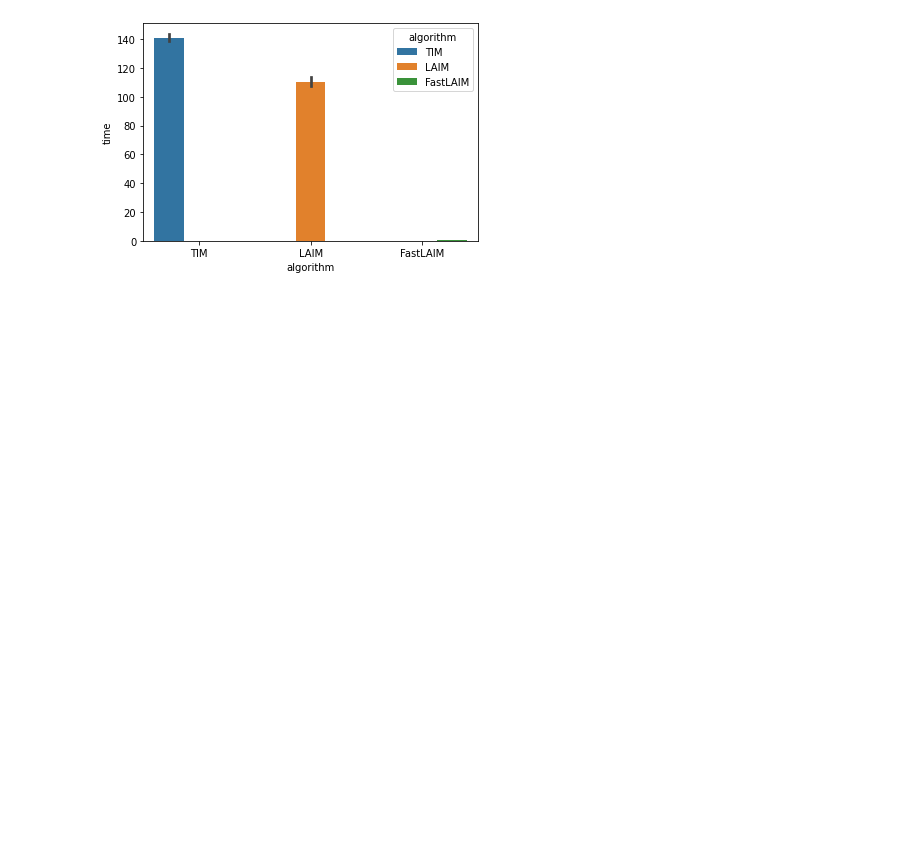
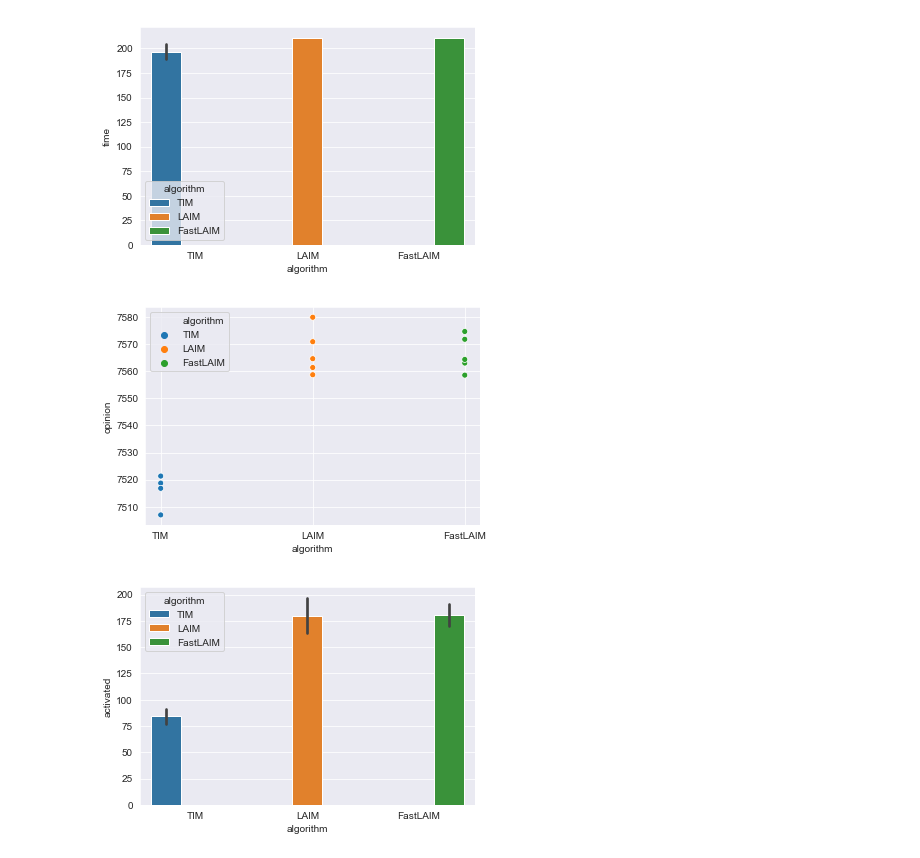
Before and after one commit to nathaniel-hudson/BIC-Diffusion, a Jupyter notebook: src/AlgorithmRuntime.ipynb, the cells around one changed output. Drawn from its saved outputs; the diff is of its cells as text; code cells hidden in the pictures; blank space fills up the shorter version.

```diff
--- a/src/AlgorithmRuntime.ipynb
+++ b/src/AlgorithmRuntime.ipynb
@@ -12,36 +15,57 @@ from Diffusion.Model import *
 # %%
 n_seeds = 50
-n_trials = 10
+n_trials = 5
+t_horizon = 50
 graph = nx.gnm_random_graph(15000, 31000, directed=False) # Approximates the NETHEPT topology.
 ffm = {node: {factor: random.random() for factor in "OCEAN"} for node in graph.nodes()}
 opinion = [random.random() for node in graph.nodes()]
 model = BIC(graph, ffm, opinion)
-data = { "algorithm": [], "time": []}
+data = { "algorithm": [], "opinion": [], "activated": [], "visited": [], "time": []}
 # %%
-for i in range(n_trials):
+for i in tqdm(range(n_trials)):
     start = time.time()
     seed_set = TIM_solution(model, n_seeds)
     TIM_time = time.time() - start
+    model.prepare()
+    opinion, activated_set, visited_set = model.simulate(seed_set, t_horizon)
     data["algorithm"].append("TIM")
+    data["opinion"].append(opinion)
+    data["activated"].append(len(activated_set))
+    data["visited"].append(len(visited_set))
     data["time"].append(TIM_time)
 # %%
-for i in range(n_trials):
+for i in tqdm(range(n_trials)):
     start = time.time()
     seed_set = LAIM_solution(model, n_seeds)
     LAIM_time = time.time() - start
+    model.prepare()
+    opinion, activated_set, visited_set = model.simulate(seed_set, t_horizon)
     data["algorithm"].append("LAIM")
+    data["opinion"].append(opinion)
+    data["activated"].append(len(activated_set))
+    data["visited"].append(len(visited_set))
     data["time"].append(LAIM_time)
 # %%
-
-for i in range(n_trials):
+for i in tqdm(range(n_trials)):
     start = time.time()
     seed_set = fast_LAIM_solution(model, n_seeds)
     fast_LAIM_time = time.time() - start
+    model.prepare()
+    opinion, activated_set, visited_set = model.simulate(seed_set, t_horizon)
     data["algorithm"].append("FastLAIM")
+    data["opinion"].append(opinion)
+    data["activated"].append(len(activated_set))
+    data["visited"].append(len(visited_set))
     data["time"].append(fast_LAIM_time)
 # %%
 df = pd.DataFrame.from_dict(data)
 sns.barplot(x="algorithm", y="time", hue="algorithm", data=df)
 plt.show()
+sns.scatterplot(x="algorithm", y="opinion", hue="algorithm", data=df)
+plt.show()
+sns.barplot(x="algorithm", y="activated", hue="algorithm", data=df)
+plt.show()
 # %% [output]
-[figure, old version]
+[figure, new version]
+[figure, added]
+[figure, added]
```
Also changed, not shown: parts of 2 cells of this notebook, 18 other files.
